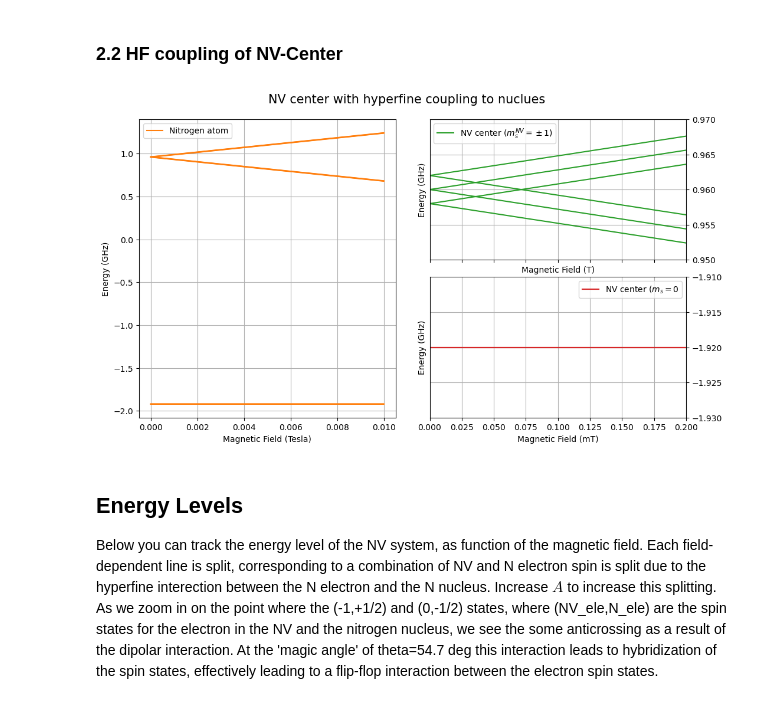
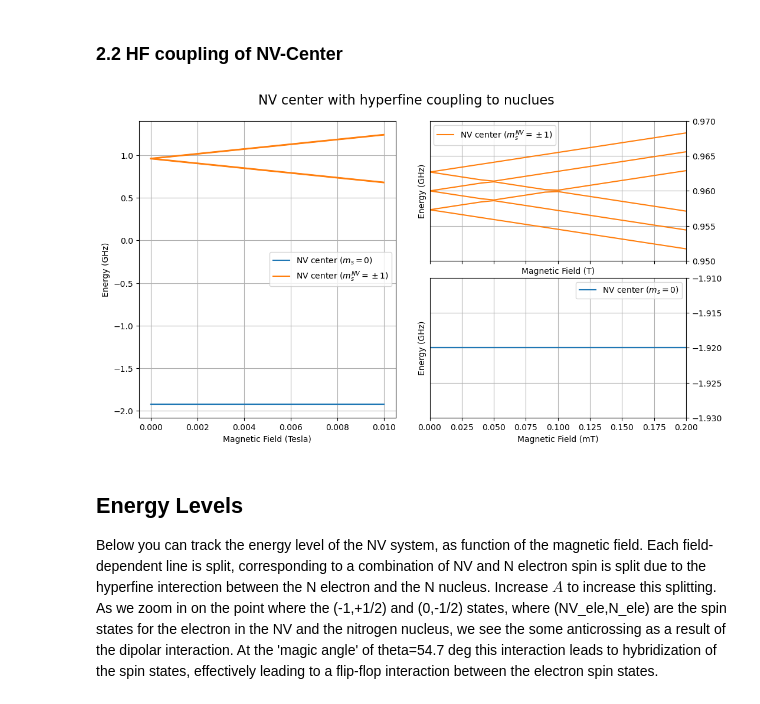
Before and after one commit to RoaldvdBoogaart/QDQC_project, a Jupyter notebook: code/7_HF_couplings_P1center.ipynb, the cells around one changed output. Saved outputs shown, nothing was run; the diff lists cells and outputs as text; code cells hidden in the pictures.

```diff
--- a/code/7_HF_couplings_P1center.ipynb
+++ b/code/7_HF_couplings_P1center.ipynb
@@ -36,7 +36,7 @@ nv_ops_subsys = (S1_x, S1_y, S1_z)
 n_ops_subsys = (tensor(qeye(3), S_x), tensor(qeye(3), S_y), tensor(qeye(3), S_z))
 i_ops_subsys = (tensor(S1_x, qeye(2)), tensor(S1_y, qeye(2)), tensor(S1_z, qeye(2)))
 # %%
-b_fields = np.linspace(0e-4, 1000e-4, 10001)  # magnetic Field in Tesla
+b_fields = np.linspace(0e-4, 0.1, 1001)  # magnetic Field in Tesla
 hf_coupling = 86e6  # hyperfine coupling in Hz
 
 N_eigen_energies = np.zeros((6, len(b_fields)))
@@ -149,11 +171,10 @@ fig.show()
 nv_ops_subsys = (tensor(S1_x, qeye(3)), tensor(S1_y, qeye(3)), tensor(S1_z, qeye(3)))
 i_ops_subsys = (tensor(qeye(3), S1_x), tensor(qeye(3), S1_y), tensor(qeye(3), S1_z))
 # %%
-b_fields = np.linspace(0e-4, 100e-4, 10001)  # magnetic Field in Tesla
-hf_coupling = 2e6  # hyperfine coupling in Hz
+b_fields = np.linspace(0e-4, 100e-4, 1001)  # magnetic Field in Tesla
+hf_coupling = 2.7e6  # hyperfine coupling in Hz
 
 NV_eigen_energies = np.zeros((9, len(b_fields)))
-
 NV_eigen_energies_rwa = np.zeros((9, len(b_fields)))
 
 for i, field in enumerate(b_fields):
@@ -164,11 +185,12 @@ for i, field in enumerate(b_fields):
 
     NV_eigen_energies[:, i] = H_full.eigenenergies()
 
-    # H_NV_rwa = nitrogen_vacancy_hamiltonian(b_field=field, spin_ops=(S1_x, S1_y, S1_z))
-    # H_N_rwa = nitrogen_atom_hamiltonian(b_field=field, hf_coupling=hf_coupling,electron_s_ops=n_ops_subsys, nuclues_s_ops=i_ops_subsys, rwa=True)
+    H_NV_rwa = nitrogen_vacancy_hamiltonian(b_field=field, spin_ops=nv_ops_subsys)
+    H_HF_rwa = hyperfine_coupling(hf_coupling=hf_coupling, electron_s_ops=nv_ops_subsys, nuclues_s_ops=i_ops_subsys, rwa=True)
 
-    # N_eigen_energies_rwa[:, i] = H_N_rwa.eigenenergies()
-    # NV_eigen_energies_rwa[:, i] = H_NV_rwa.eigenenergies()
+    H_full_rwa = H_NV_rwa + H_HF_rwa
+
+    NV_eigen_energies_rwa[:, i] = H_NV_rwa.eigenenergies()
 # %%
 # fig, ax = plt.subplots(3, 2, figsize=(12, 6))
 
@@ -178,7 +200,7 @@ for i, field in enumerate(b_fields):
 
 fig, axs = plt.subplots(ncols=2, nrows=2, figsize=(10, 6), sharex=True)
 
-fig.suptitle('NV center with hyperfine coupling to nuclues', fontsize=15)
+fig.suptitle('NV center with hyperfine coupling to nuclues', fontsize=16)
 
 gs = axs[0, 1].get_gridspec()
 # remove the underlying axes
@@ -192,11 +214,18 @@ axbig = fig.add_subplot(gs[0:, 0])
 fig.tight_layout()
 
 
-for i in range(9):
+for i in range(3):
     if i == 0:
-        axbig.plot(b_fields, (NV_eigen_energies[i, :] / 1e9).tolist(), label='Nitrogen atom', color='C1')
+        axbig.plot(b_fields, (NV_eigen_energies[i, :] / 1e9).tolist(), label=r'NV center ($m_s = 0$)', color='C0')
     else:
-        axbig.plot(b_fields, (NV_eigen_energies[i, :] / 1e9).tolist(), color='C1')
+        axbig.plot(b_fields, (NV_eigen_energies[i, :] / 1e9).tolist(), color='C0')
+
+
+for i in range(6):
+    if i == 0:
+        axbig.plot(b_fields, (NV_eigen_energies[i + 3, :] / 1e9).tolist(), label=r'NV center ($m^{NV}_s = \pm 1$)', color='C1')
+    else:
+        axbig.plot(b_fields, (NV_eigen_energies[i + 3, :] / 1e9).tolist(), color='C1')
 
 axbig.set_xlabel('Magnetic Field (Tesla)')
 axbig.set_ylabel('Energy (GHz)')
@@ -205,38 +234,51 @@ axbig.set_ylabel('Energy (GHz)')
 axbig.grid()
 axbig.legend()
 
 for i in range(9):
     if i == 0:
-        axs[0, 1].plot(b_fields * 1e3, (NV_eigen_energies[i, :] / 1e9).tolist(), label=r'NV center ($m^{NV}_s = \pm 1$)', color='C2')
+        axs[0, 1].plot(b_fields * 1e3, (NV_eigen_energies[i, :] / 1e9).tolist(), label=r'NV center ($m^{NV}_s = \pm 1$)', color='C1')
     else:
-        axs[0, 1].plot(b_fields * 1e3, (NV_eigen_energies[i, :] / 1e9).tolist(), color='C2')
+        axs[0, 1].plot(b_fields * 1e3, (NV_eigen_energies[i, :] / 1e9).tolist(), color='C1')
+
+# for i in range(9):
+#     if i == 0:
+#         axs[0, 1].plot(b_fields * 1e3, (NV_eigen_energies_rwa[i, :] / 1e9).tolist(), label=r'NV center ($m^{NV}_s = \pm 1$)', color='C3', linestyle='--')
+#     else:
+#         axs[0, 1].plot(b_fields * 1e3, (NV_eigen_energies_rwa[i, :] / 1e9).tolist(), color='C3', linestyle='--')
 
 for i in range(9):
     if i == 0:
-        axs[1, 1].plot(b_fields * 1e3, (NV_eigen_energies[i, :] / 1e9).tolist(), label=r'NV center ($m_s = 0$', color='C3')
+        axs[1, 1].plot(b_fields * 1e3, (NV_eigen_energies[i, :] / 1e9).tolist(), label=r'NV center ($m_s = 0$)', color='C0')
     else:
-        axs[1, 1].plot(b_fields * 1e3, (NV_eigen_energies[i, :] / 1e9).tolist(), color='C3')
+        axs[1, 1].plot(b_fields * 1e3, (NV_eigen_energies[i, :] / 1e9).tolist(), color='C0')
 
+# for i in range(9):
+#     if i == 0:
+#         axs[1, 1].plot(b_fields * 1e3, (NV_eigen_energies_rwa[i, :] / 1e9).tolist(), label=r'NV center ($m_s = 0$', color='C3', linestyle='--')
+#     else:
+#         axs[1, 1].plot(b_fields * 1e3, (NV_eigen_energies_rwa[i, :] / 1e9).tolist(), color='C3')
 
 axs[0, 1].set_xlabel('Magnetic Field (T)')
 axs[0, 1].set_ylabel('Energy (GHz)')
 
 axs[0, 1].set_ylim(0.95, 0.97)
 axs[0, 1].yaxis.tick_right()
 axs[0, 1].grid()
 axs[0, 1].legend()
 
 axs[1, 1].set_xlabel('Magnetic Field (mT)')
 axs[1, 1].set_ylabel('Energy (GHz)')
 axs[1, 1].set_xlim(0, 2e-1)
 axs[1, 1].set_ylim(-1.93, -1.91)
 axs[1, 1].yaxis.tick_right()
 axs[1, 1].grid()
 axs[1, 1].legend()
 
 plt.show()
+
+fig.savefig('NV_hf_coupling.png', dpi=500, bbox_inches='tight')
 # %% [output]
-[figure, old version]
+[figure, new version]
 # %%
 # operators for spin NV (S=1)
 NV_Sx = tensor(S1_x, qeye(2), qeye(3))
```
Also changed, not shown: parts of 3 cells of this notebook, 4 other files.
